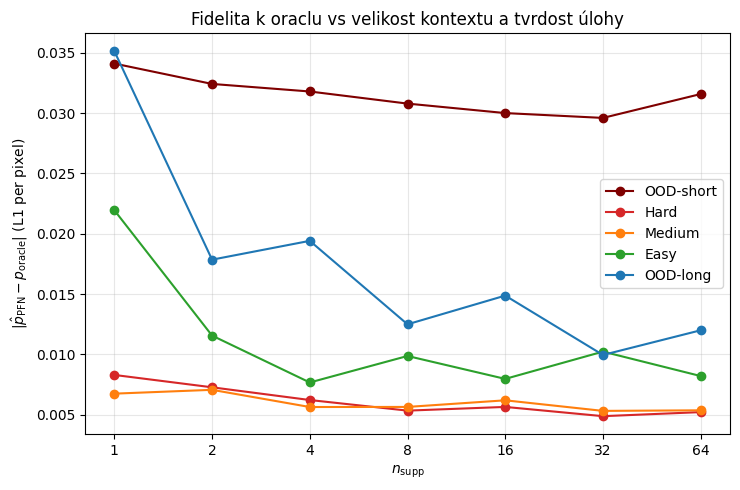
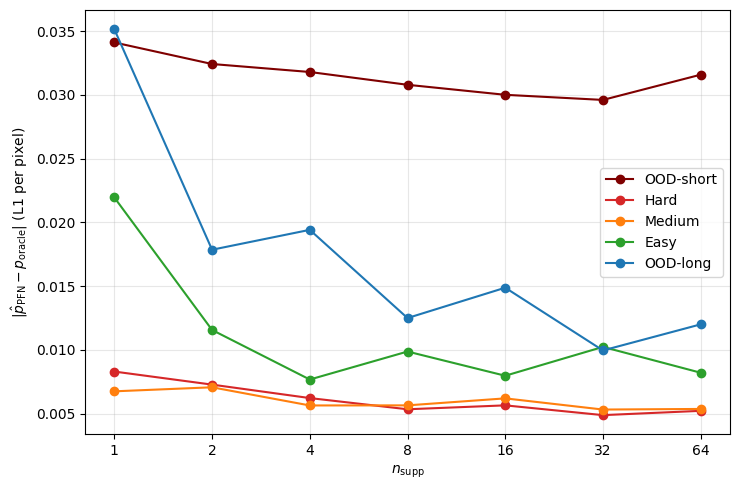
Unified diff of the notebook cell whose output changed from the first chart to the second:
--- before
+++ after
@@ -11,4 +11,4 @@
 ax.set_xscale('log',base=2); ax.set_xticks(N_SUPP); ax.set_xticklabels(N_SUPP)
 ax.set_xlabel(r'$n_{\mathrm{supp}}$'); ax.set_ylabel(r'$|\hat p_{\mathrm{PFN}}-p_{\mathrm{oracle}}|$ (L1 per pixel)')
-ax.set_title('Fidelita k oraclu vs velikost kontextu a tvrdost úlohy'); ax.grid(alpha=0.3); ax.legend()
+ax.grid(alpha=0.3); ax.legend()
 fig.tight_layout(); fig.savefig(os.path.join(FIGDIR,'fig_C_02_fidelity.png'),dpi=150,bbox_inches='tight'); plt.show()

Commit: :)